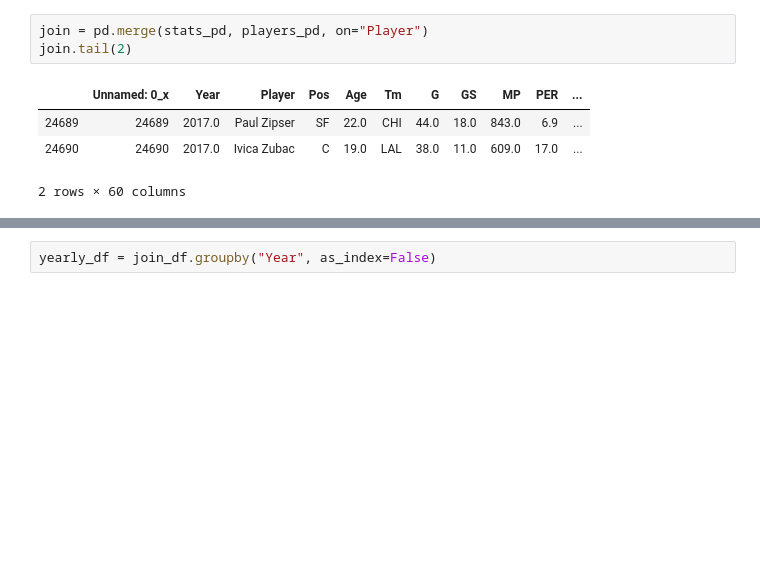
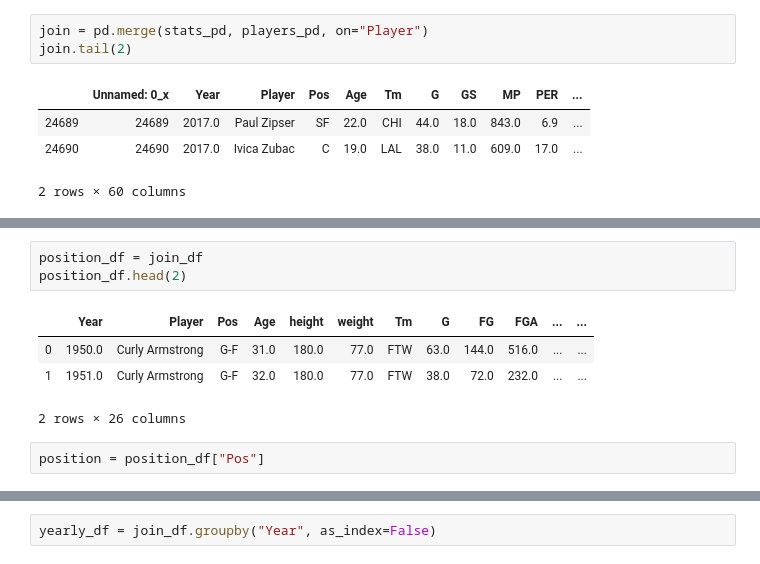
Before and after one commit to ErinMandell/Web-Design-Challenge, a Jupyter notebook: NBA_Seasons_Stats.ipynb, the cells around one changed output, grey strips where cells are left out. Cells and saved outputs as stored; diff of their text form; blank space fills up the shorter version.

```diff
--- a/NBA_Seasons_Stats.ipynb
+++ b/NBA_Seasons_Stats.ipynb
@@ -32,0 +44,10 @@ join.tail(2)
+# %%
+position_df = join_df
+position_df.head(2)
+# %% [output]
+|  | Year | Player | Pos | Age | height | weight | Tm | G | FG | FGA | ... | ... |
+| 0 | 1950.0 | Curly Armstrong | G-F | 31.0 | 180.0 | 77.0 | FTW | 63.0 | 144.0 | 516.0 | ... | ... |
+| 1 | 1951.0 | Curly Armstrong | G-F | 32.0 | 180.0 | 77.0 | FTW | 38.0 | 72.0 | 232.0 | ... | ... |
+2 rows × 26 columns
+# %%
+position = position_df["Pos"]
```
Also changed, not shown: parts of 20 cells of this notebook, 6 other files.
